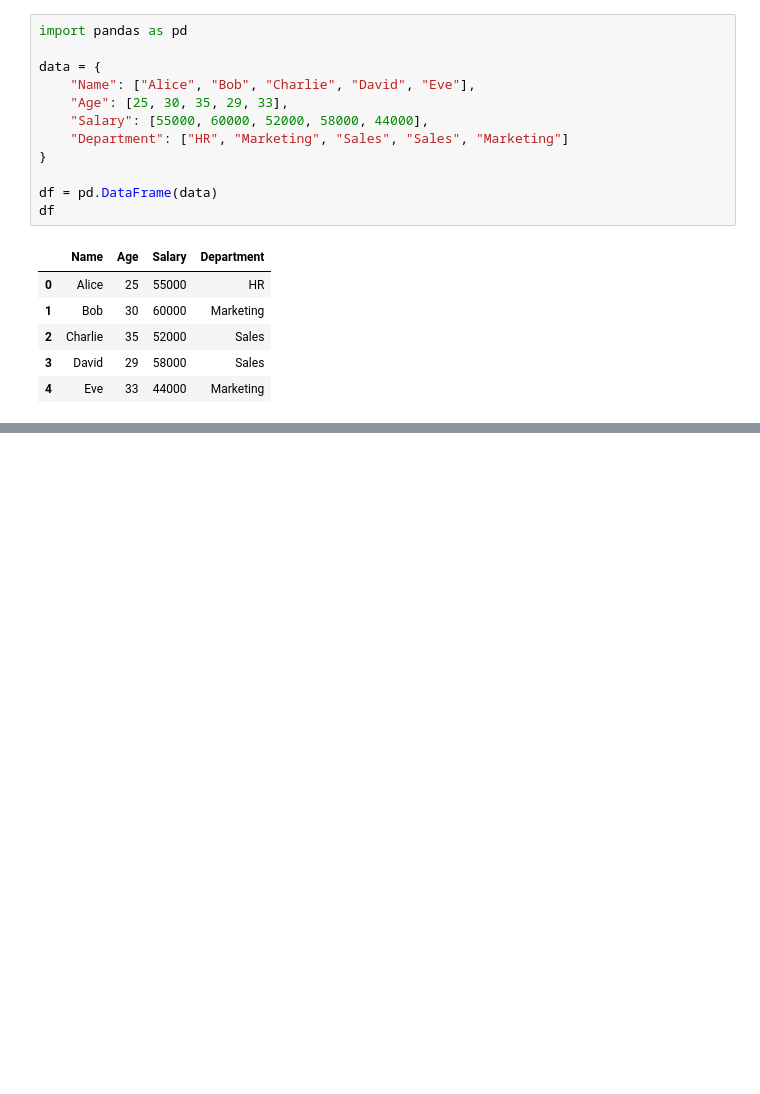
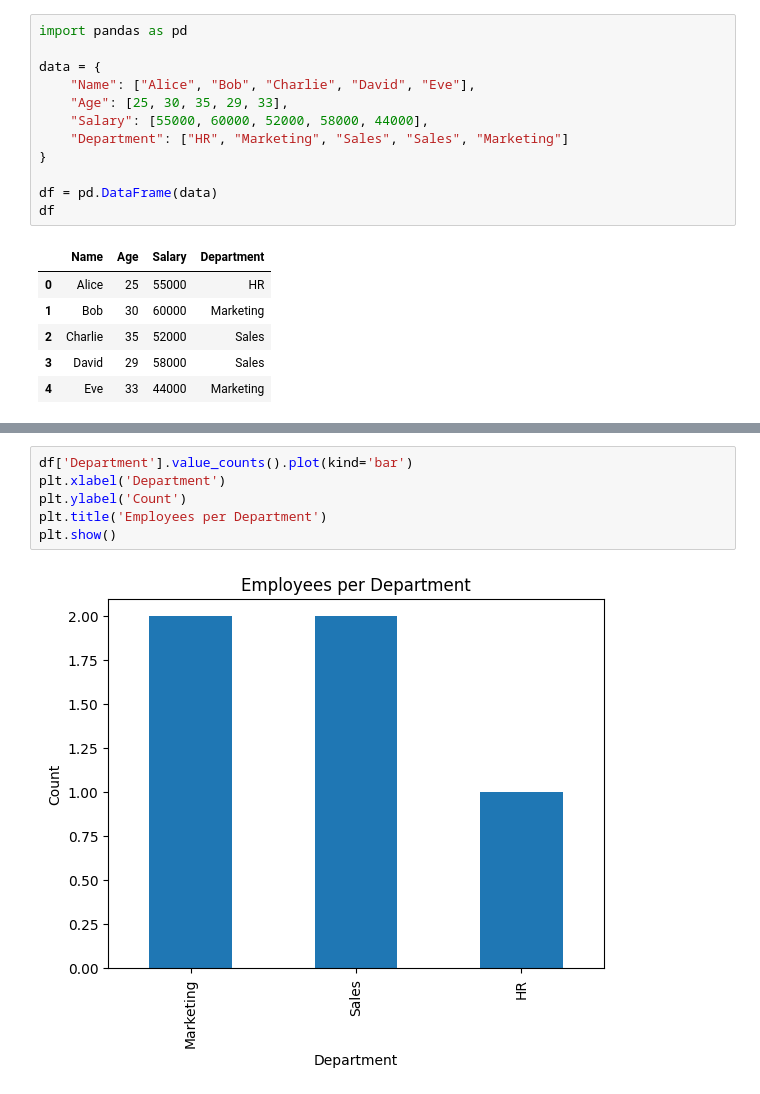
Before and after one commit to anuvishalp/Python_basics, a Jupyter notebook: Numpy_Basics.ipynb, the cells around one changed output, grey strips where cells are left out. Cells and saved outputs as stored; diff of their text form; blank space fills up the shorter version.

```diff
--- a/Numpy_Basics.ipynb
+++ b/Numpy_Basics.ipynb
@@ -507,0 +586,8 @@ df
+# %%
+df['Department'].value_counts().plot(kind='bar')
+plt.xlabel('Department')
+plt.ylabel('Count')
+plt.title('Employees per Department')
+plt.show()
+# %% [output]
+[figure, added]
```
Also changed, not shown: parts of 9 cells of this notebook.
